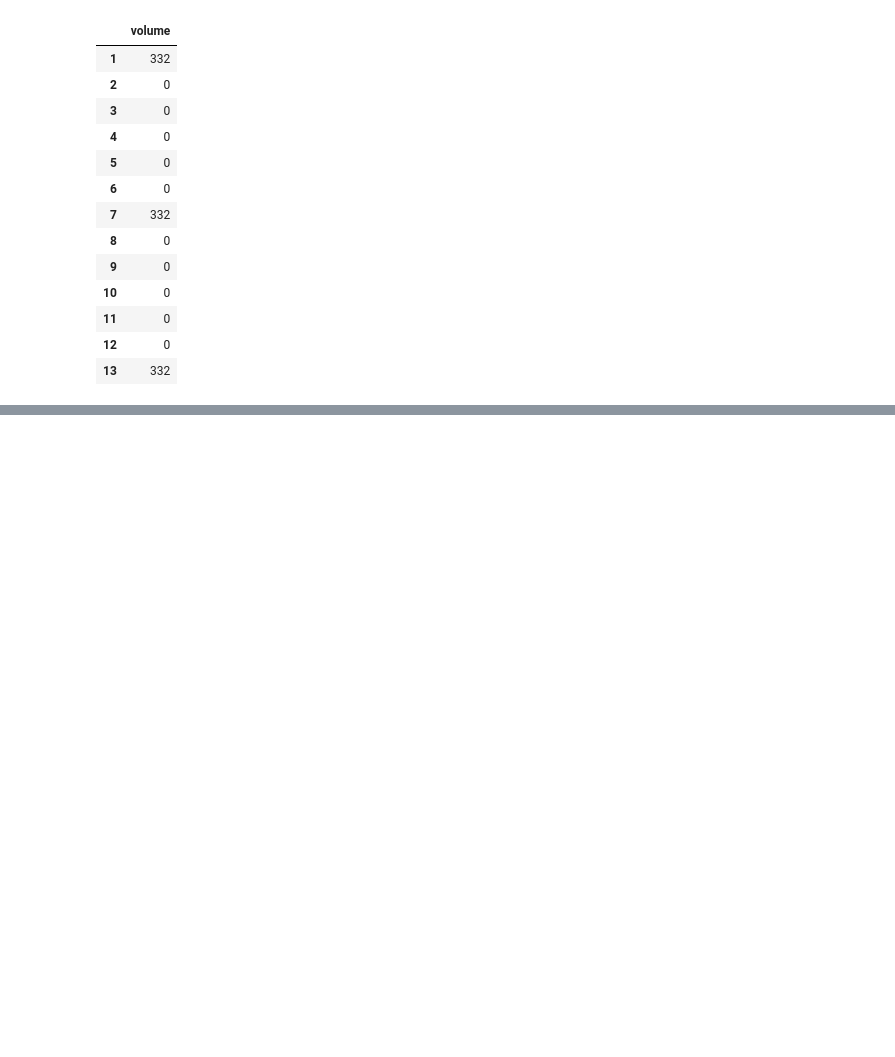
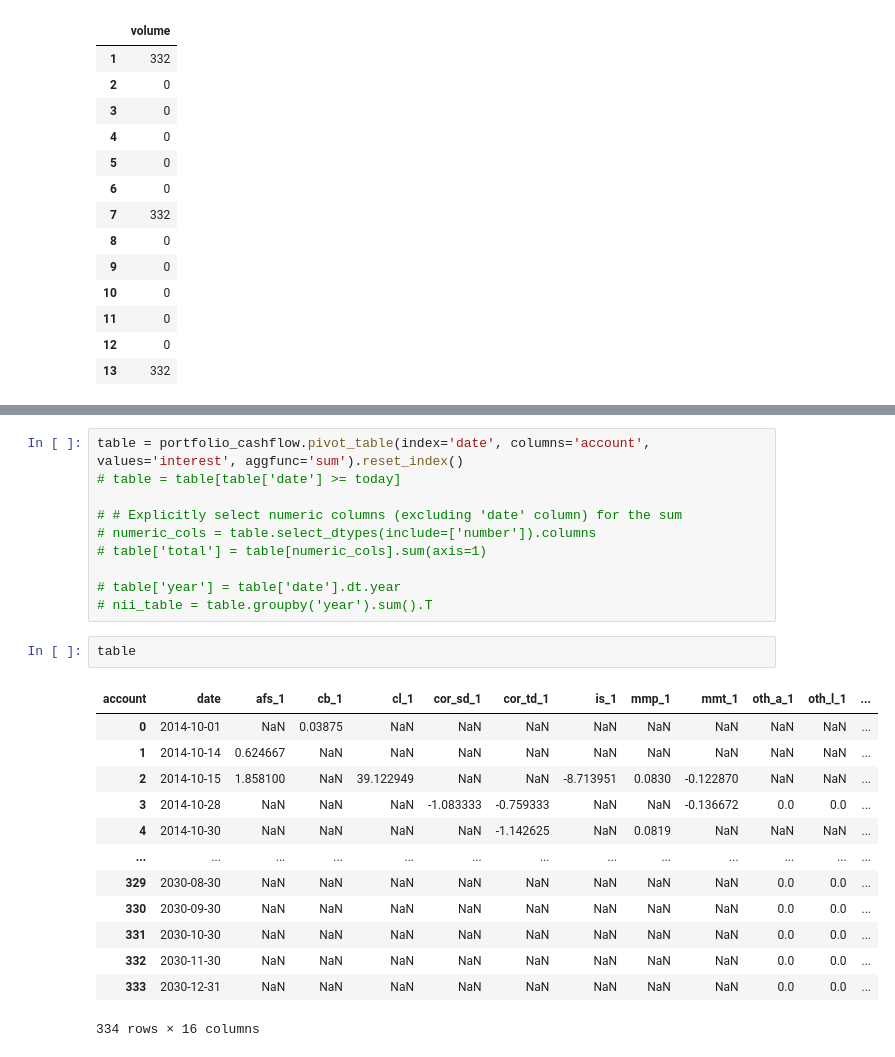
Before and after one commit to gsmyridis/ALM, a Jupyter notebook: exps.ipynb, the cells around one changed output, grey strips where cells are left out. Saved outputs shown, nothing was run; the diff lists cells and outputs as text; blank space fills up the shorter version.

```diff
--- a/exps.ipynb
+++ b/exps.ipynb
@@ -133,0 +132,26 @@ cf.repricing_gap_table(portfolio, today=TODAY, months_forward=14, plot=True)
+# %%
+table = portfolio_cashflow.pivot_table(index='date', columns='account', values='interest', aggfunc='sum').reset_index()
+# table = table[table['date'] >= today]
+
+# # Explicitly select numeric columns (excluding 'date' column) for the sum
+# numeric_cols = table.select_dtypes(include=['number']).columns
+# table['total'] = table[numeric_cols].sum(axis=1)
+
+# table['year'] = table['date'].dt.year
+# nii_table = table.groupby('year').sum().T
+# %%
+table
+# %% [output]
+| account | date | afs_1 | cb_1 | cl_1 | cor_sd_1 | cor_td_1 | is_1 | mmp_1 | mmt_1 | oth_a_1 | oth_l_1 | ... |
+| 0 | 2014-10-01 | NaN | 0.03875 | NaN | NaN | NaN | NaN | NaN | NaN | NaN | NaN | ... |
+| 1 | 2014-10-14 | 0.624667 | NaN | NaN | NaN | NaN | NaN | NaN | NaN | NaN | NaN | ... |
+| 2 | 2014-10-15 | 1.858100 | NaN | 39.122949 | NaN | NaN | -8.713951 | 0.0830 | -0.122870 | NaN | NaN | ... |
+| 3 | 2014-10-28 | NaN | NaN | NaN | -1.083333 | -0.759333 | NaN | NaN | -0.136672 | 0.0 | 0.0 | ... |
+| 4 | 2014-10-30 | NaN | NaN | NaN | NaN | -1.142625 | NaN | 0.0819 | NaN | NaN | NaN | ... |
+| ... | ... | ... | ... | ... | ... | ... | ... | ... | ... | ... | ... | ... |
+| 329 | 2030-08-30 | NaN | NaN | NaN | NaN | NaN | NaN | NaN | NaN | 0.0 | 0.0 | ... |
+| 330 | 2030-09-30 | NaN | NaN | NaN | NaN | NaN | NaN | NaN | NaN | 0.0 | 0.0 | ... |
+| 331 | 2030-10-30 | NaN | NaN | NaN | NaN | NaN | NaN | NaN | NaN | 0.0 | 0.0 | ... |
+| 332 | 2030-11-30 | NaN | NaN | NaN | NaN | NaN | NaN | NaN | NaN | 0.0 | 0.0 | ... |
+| 333 | 2030-12-31 | NaN | NaN | NaN | NaN | NaN | NaN | NaN | NaN | 0.0 | 0.0 | ... |
+334 rows × 16 columns
```
Also changed, not shown: parts of 5 cells of this notebook, 2 other files.
